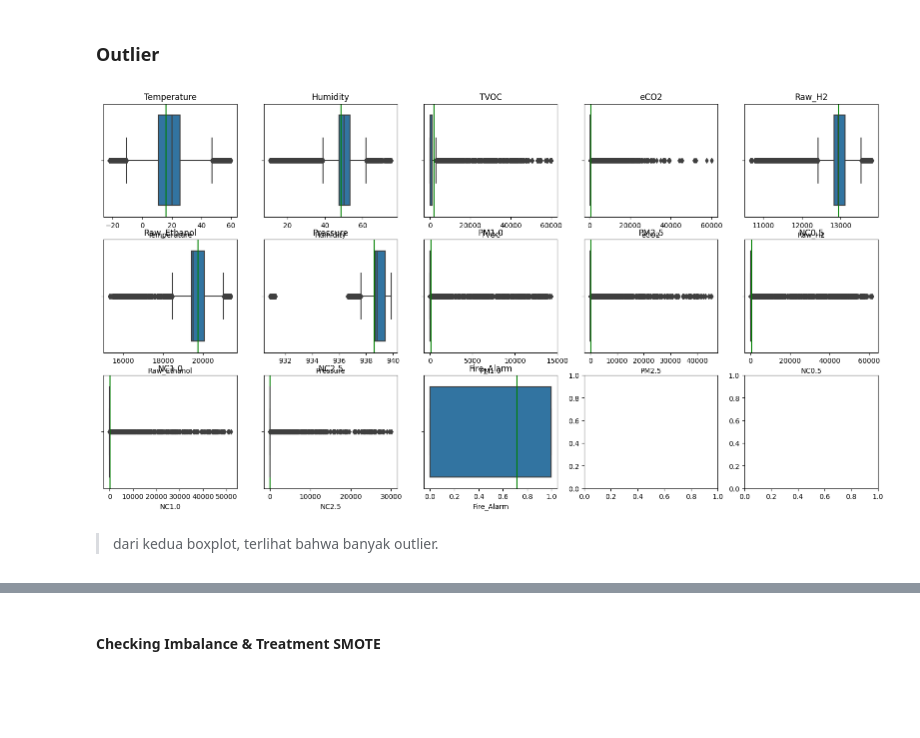
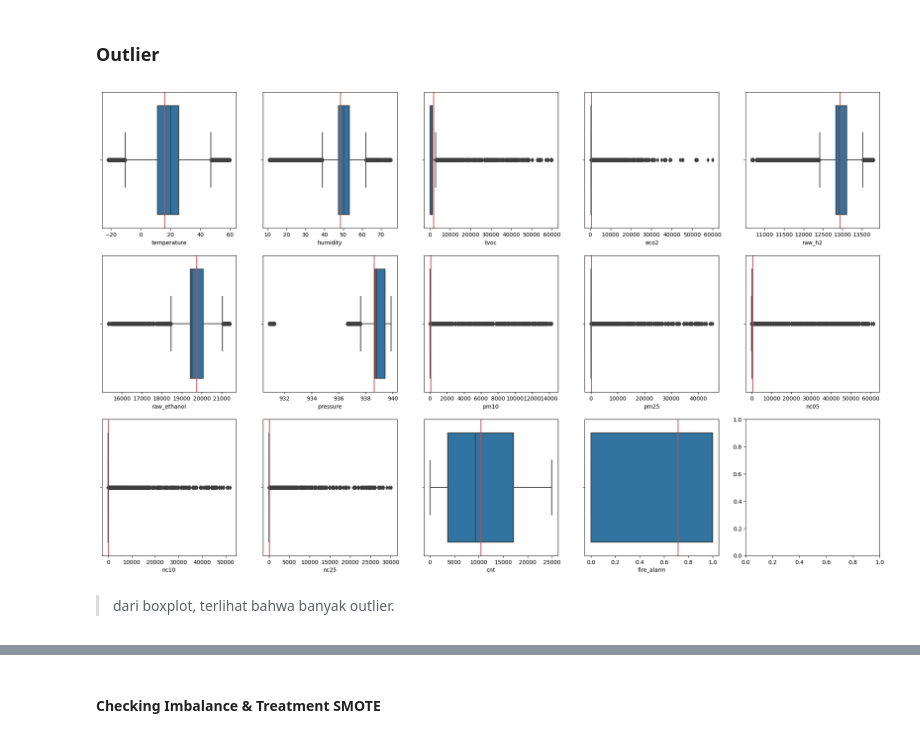
Before and after one commit to hendrikt1479/ml_project_final, a Jupyter notebook: notebooks/EDA.ipynb, the cells around one changed output, grey strips where cells are left out. Cells and saved outputs as stored; diff of their text form; code cells hidden in the pictures; blank space fills up the shorter version.

```diff
--- a/notebooks/EDA.ipynb
+++ b/notebooks/EDA.ipynb
@@ -138,17 +155,18 @@ train_set.corr()
 # %% [markdown]
 ### Outlier
 # %%
-# Checking boxplot
-fig, ax = plt.subplots(nrows=3, ncols=5, figsize=(20,10))
-for j,i in enumerate(train_set.columns):
-    sns.boxplot(data=train_set, x=i, ax=ax[j//5,j%5], hue=target)
-    ax[j//5, j%5].axvline(train_set[i].mean(), 0, 1, color = 'g')
-    ax[j//5, j%5].set_title(i)
+plt.style.use('default')
+
+fig, ax = plt.subplots(nrows=3, ncols=5, figsize=(25,15))
+
+for j,i in enumerate(z.columns):
+    sns.boxplot(x=z[i], ax=ax[j//5,j%5])
+    ax[j//5, j%5].axvline(z[i].mean(), 0, 1, color = 'r')
 plt.show()
 # %% [output]
-[figure, old version]
+[figure, new version]
 # %% [markdown]
-> dari kedua boxplot, terlihat bahwa banyak outlier.
+> dari boxplot, terlihat bahwa banyak outlier.
 # %%
 train_set.columns
 # %% [output]
```
Also changed, not shown: parts of 100 cells of this notebook, 18 other files.
